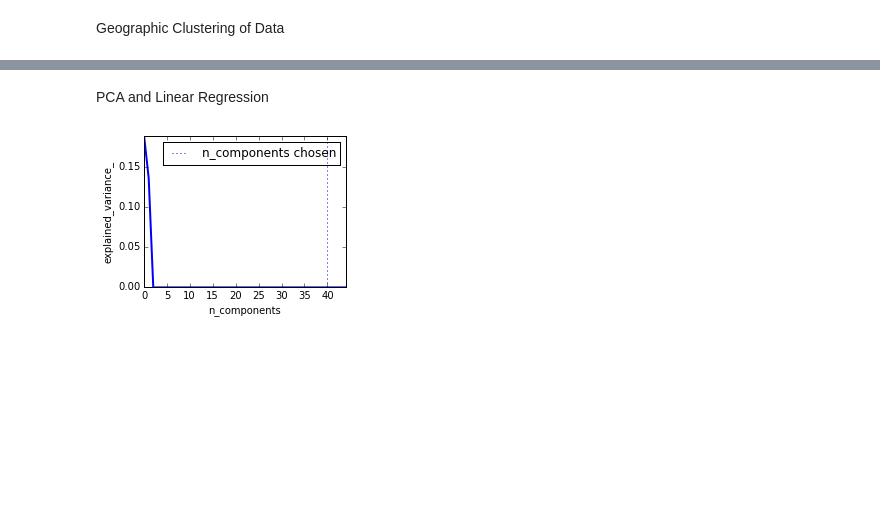
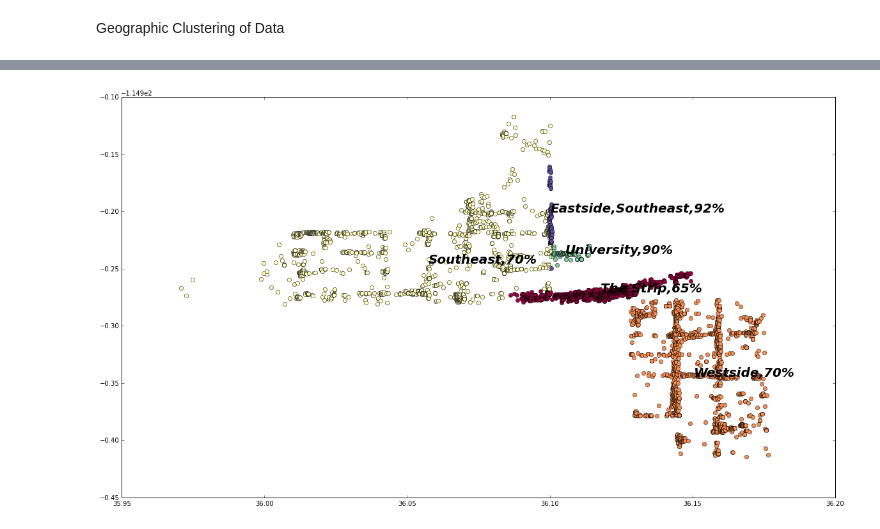
Before and after one commit to dbjnbnrj/newbusiness, a Jupyter notebook: Workbook.ipynb, the cells around one changed output, grey strips where cells are left out. Drawn from its saved outputs; the diff is of its cells as text; code cells hidden in the pictures; blank space fills up the shorter version.

```diff
--- a/Workbook.ipynb
+++ b/Workbook.ipynb
@@ -318,38 +152,37 @@ plt.show()
-# %% [markdown]
-PCA and Linear Regression
-# %%
-linear = linear_model.LinearRegression()
-
-pca = decomposition.PCA()
-pipe = Pipeline(steps=[('pca', pca), ('linear', linear)])
-
-###############################################################################
-# Plot the PCA spectrum
-pca.fit(X)
-
-plt.figure(1, figsize=(4, 3))
-plt.clf()
-plt.axes([.2, .2, .7, .7])
-plt.plot(pca.explained_variance_, linewidth=2)
-plt.axis('tight')
-plt.xlabel('n_components')
-plt.ylabel('explained_variance_')
-
-###############################################################################
-# Prediction
-
-n_components = [20, 40]
-Cs = np.logspace(-4, 4)
-
-#Parameters of pipelines can be set using ‘__’ separated parameter names:
-
-estimator = GridSearchCV(pipe,
-                         dict(pca__n_components=n_components))
-estimator.fit(X, Y)
-
-plt.axvline(estimator.best_estimator_.named_steps['pca'].n_components,
-            linestyle=':', label='n_components chosen')
-plt.legend(prop=dict(size=12))
-plt.show()
-# %% [output]
-[figure, removed]
+# %%
+''' DBSCAN : Okayish results '''
+
+from sklearn.cluster import DBSCAN
+from sklearn import metrics
+from sklearn.datasets.samples_generator import make_blobs
+from sklearn.preprocessing import StandardScaler
+import numpy as np
+
+neighbours = [
+            "The Strip",
+            'Westside',
+            'Southeast',
+            'University',
+            'Eastside,Southeast',
+      ]
+val = [65, 70, 70, 90, 92 ]
+
+fig = plt.figure()
+ax = fig.add_subplot(111)
+fig.subplots_adjust(top=0.85)
+
+business_lasvegas = pd_business_lasvegas[["neighborhoods", "latitude", "longitude"]]
+colors = pl.cm.Spectral(np.linspace(0, 1, len(neighbours)) )
+for i, n in enumerate(neighbours):
+    markersize, col, tmplist= 6, colors[i], business_lasvegas[business_lasvegas['neighborhoods'] == n].values.tolist()
+    L = len(tmplist)
+    tmplist = sorted(tmplist, key=lambda x: x[1])
+    for idx, table in enumerate(tmplist):
+        if idx == L/2:
+            plt.text(table[1], table[2], n+","+str(val[i])+"%", style='oblique', fontsize=20,fontweight='bold')
+        else:
+            plt.plot(table[1], table[2], 'o', markerfacecolor=col, markeredgecolor='k', markersize=markersize)
+
+plt.show()
+# %% [output]
+[figure, added]
```
Also changed, not shown: parts of 13 cells of this notebook, 3 other files.
